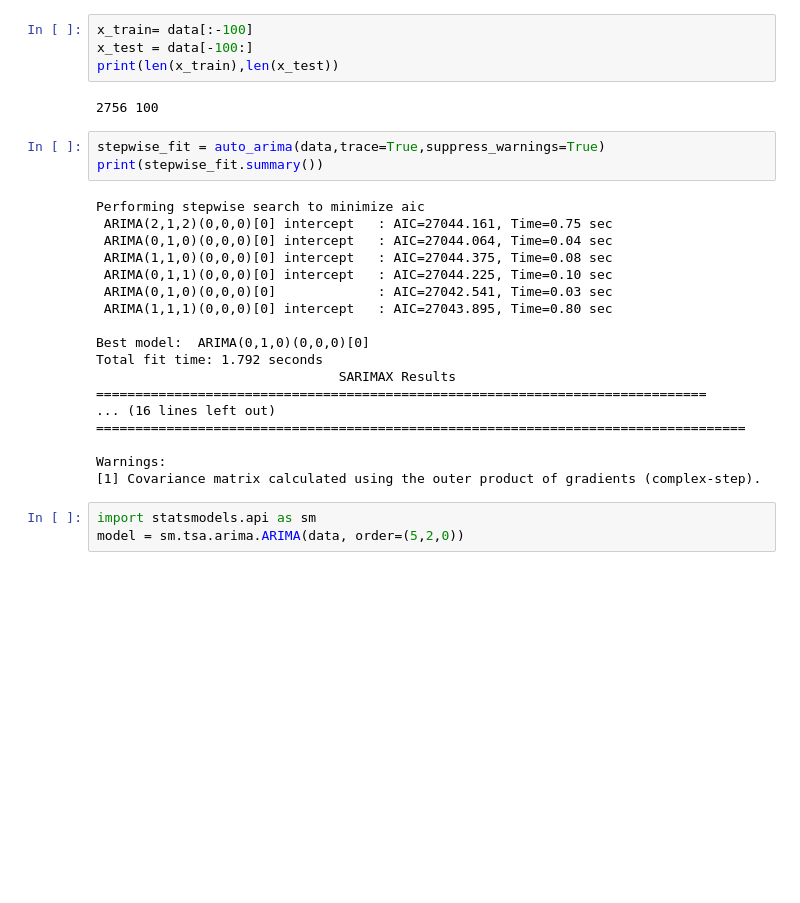
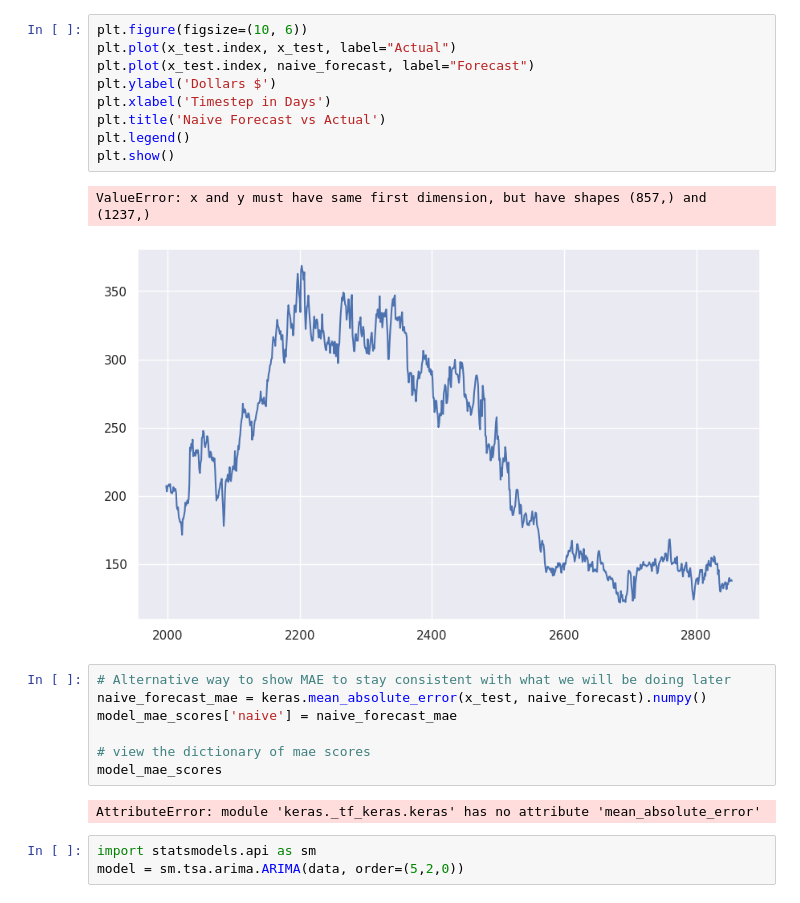
Before and after one commit to Ariyamandebnath/Stock-ipy, a Jupyter notebook: prediction/ARIMA.ipynb, the cells around one changed output. Cells and saved outputs as stored; diff of their text form; blank space fills up the shorter version.

```diff
--- a/prediction/ARIMA.ipynb
+++ b/prediction/ARIMA.ipynb
@@ -72,30 +86,24 @@ from pmdarima import auto_arima
 # %%
-x_train= data[:-100]
-x_test = data[-100:]
-print(len(x_train),len(x_test))
+plt.figure(figsize=(10, 6))
+plt.plot(x_test.index, x_test, label="Actual")
+plt.plot(x_test.index, naive_forecast, label="Forecast")
+plt.ylabel('Dollars $')
+plt.xlabel('Timestep in Days')
+plt.title('Naive Forecast vs Actual')
+plt.legend()
+plt.show()
 # %% [output]
-2756 100
+ValueError: x and y must have same first dimension, but have shapes (857,) and (1237,)
+[figure, added]
 # %%
-stepwise_fit = auto_arima(data,trace=True,suppress_warnings=True)
-print(stepwise_fit.summary())
+# Alternative way to show MAE to stay consistent with what we will be doing later
+naive_forecast_mae = keras.mean_absolute_error(x_test, naive_forecast).numpy()
+model_mae_scores['naive'] = naive_forecast_mae
+
+# view the dictionary of mae scores
+model_mae_scores
 # %% [output]
-Performing stepwise search to minimize aic
- ARIMA(2,1,2)(0,0,0)[0] intercept   : AIC=27044.161, Time=0.75 sec
- ARIMA(0,1,0)(0,0,0)[0] intercept   : AIC=27044.064, Time=0.04 sec
- ARIMA(1,1,0)(0,0,0)[0] intercept   : AIC=27044.375, Time=0.08 sec
- ARIMA(0,1,1)(0,0,0)[0] intercept   : AIC=27044.225, Time=0.10 sec
- ARIMA(0,1,0)(0,0,0)[0]             : AIC=27042.541, Time=0.03 sec
- ARIMA(1,1,1)(0,0,0)[0] intercept   : AIC=27043.895, Time=0.80 sec
-
-Best model:  ARIMA(0,1,0)(0,0,0)[0]
-Total fit time: 1.792 seconds
-                               SARIMAX Results
-==============================================================================
-... (16 lines left out)
-===================================================================================
-
-Warnings:
-[1] Covariance matrix calculated using the outer product of gradients (complex-step).
+AttributeError: module 'keras._tf_keras.keras' has no attribute 'mean_absolute_error'
 # %%
 import statsmodels.api as sm
 model = sm.tsa.arima.ARIMA(data, order=(5,2,0))
```
Also changed, not shown: parts of 12 cells of this notebook, 5 other files.
